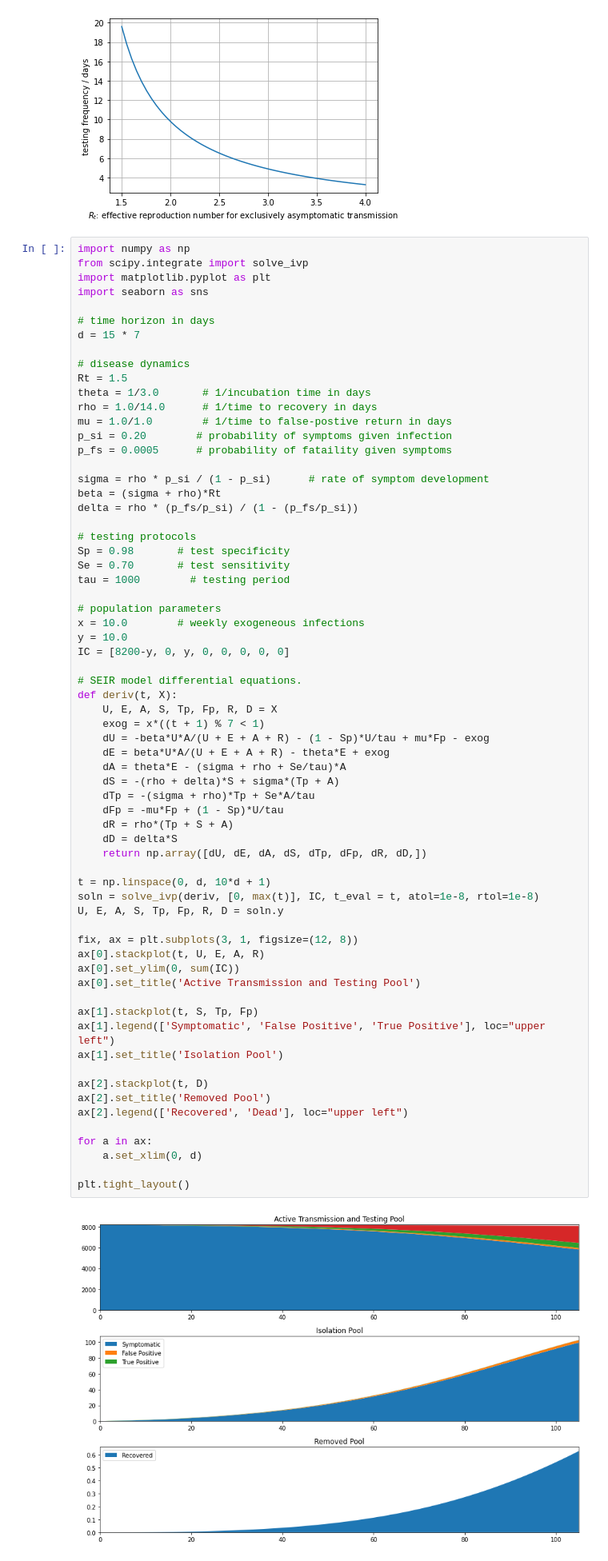
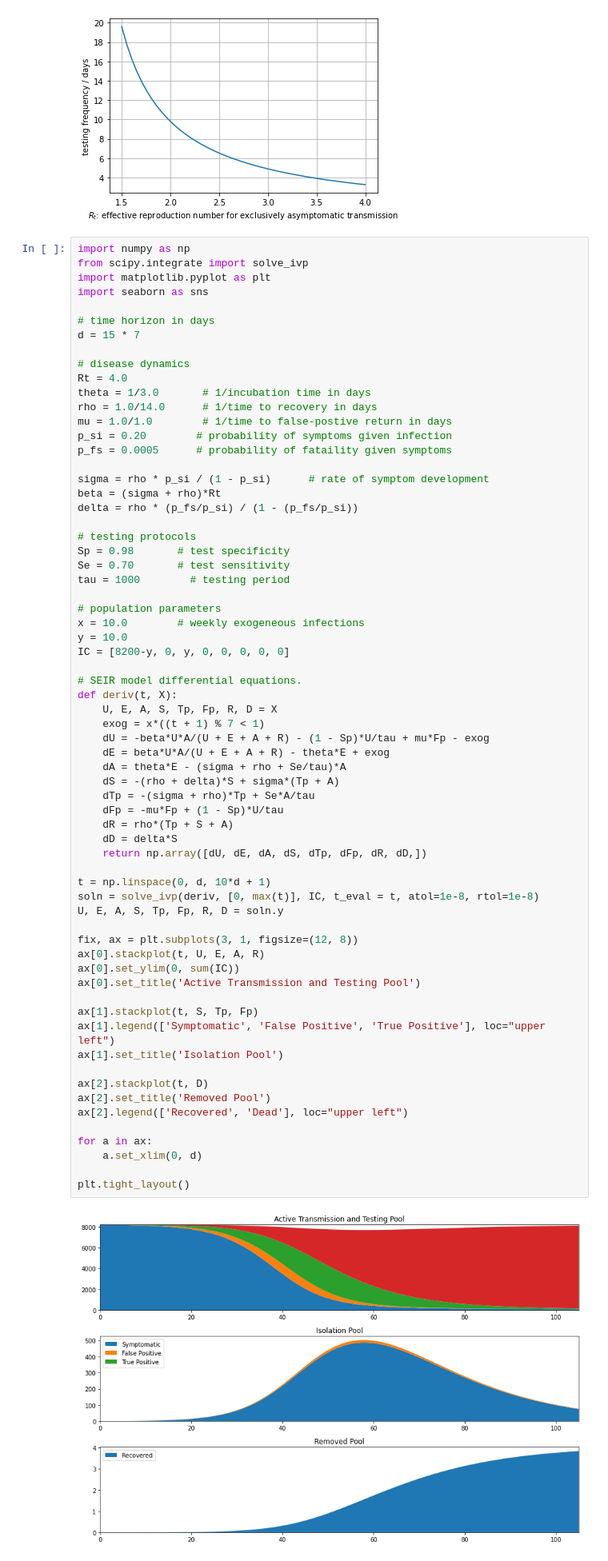
Before and after one commit to jckantor/CBE40455-2020, a Jupyter notebook: docs/02.03-Campus-reopening.ipynb, the cells around one changed output. Shown at 80% size. Drawn from its saved outputs; the diff is of its cells as text.

```diff
--- a/docs/02.03-Campus-reopening.ipynb
+++ b/docs/02.03-Campus-reopening.ipynb
@@ -130,7 +134,7 @@ import seaborn as sns
 d = 15 * 7
 
 # disease dynamics
-Rt = 1.5
+Rt = 4.0
 theta = 1/3.0       # 1/incubation time in days
 rho = 1.0/14.0      # 1/time to recovery in days
 mu = 1.0/1.0        # 1/time to false-postive return in days
@@ -160,34 +164,34 @@ def deriv(t, X):
     dA = theta*E - (sigma + rho + Se/tau)*A
     dS = -(rho + delta)*S + sigma*(Tp + A)
     dTp = -(sigma + rho)*Tp + Se*A/tau
     dFp = -mu*Fp + (1 - Sp)*U/tau
     dR = rho*(Tp + S + A)
     dD = delta*S
     return np.array([dU, dE, dA, dS, dTp, dFp, dR, dD,])
 
 t = np.linspace(0, d, 10*d + 1)
 soln = solve_ivp(deriv, [0, max(t)], IC, t_eval = t, atol=1e-8, rtol=1e-8)
 U, E, A, S, Tp, Fp, R, D = soln.y
 
 fix, ax = plt.subplots(3, 1, figsize=(12, 8))
 ax[0].stackplot(t, U, E, A, R)
 ax[0].set_ylim(0, sum(IC))
 ax[0].set_title('Active Transmission and Testing Pool')
 
 ax[1].stackplot(t, S, Tp, Fp)
 ax[1].legend(['Symptomatic', 'False Positive', 'True Positive'], loc="upper left")
 ax[1].set_title('Isolation Pool')
 
 ax[2].stackplot(t, D)
 ax[2].set_title('Removed Pool')
 ax[2].legend(['Recovered', 'Dead'], loc="upper left")
 
 for a in ax:
     a.set_xlim(0, d)
 
 plt.tight_layout()
 # %% [output]
-[figure, old version]
+[figure, new version]
 # %% [markdown]
 <!--NAVIGATION-->
 < [2.2 Campus SEIR Modeling](https://jckantor.github.io/CBE40455-2020/02.02-Campus-SEIR-modeling.html) | [Contents](toc.html) | [2.10 Agent based model for control of COVID-19 on a college campus](https://jckantor.github.io/CBE40455-2020/02.10-Agent-based-campus-covid-model.html)<p><a href="https://colab.research.google.com/github/jckantor/CBE40455-2020/blob/master/docs/02.03-Campus-reopening.ipynb"> <img align="left" src="https://colab.research.google.com/assets/colab-badge.svg" alt="Open in Colab" title="Open in Google Colaboratory"></a><p><a href="https://jckantor.github.io/CBE40455-2020/02.03-Campus-reopening.ipynb"> <img align="left" src="https://img.shields.io/badge/Github-Download-blue.svg" alt="Download" title="Download Notebook"></a>
```
Also changed, not shown: parts of 2 cells of this notebook, 10 other files.
